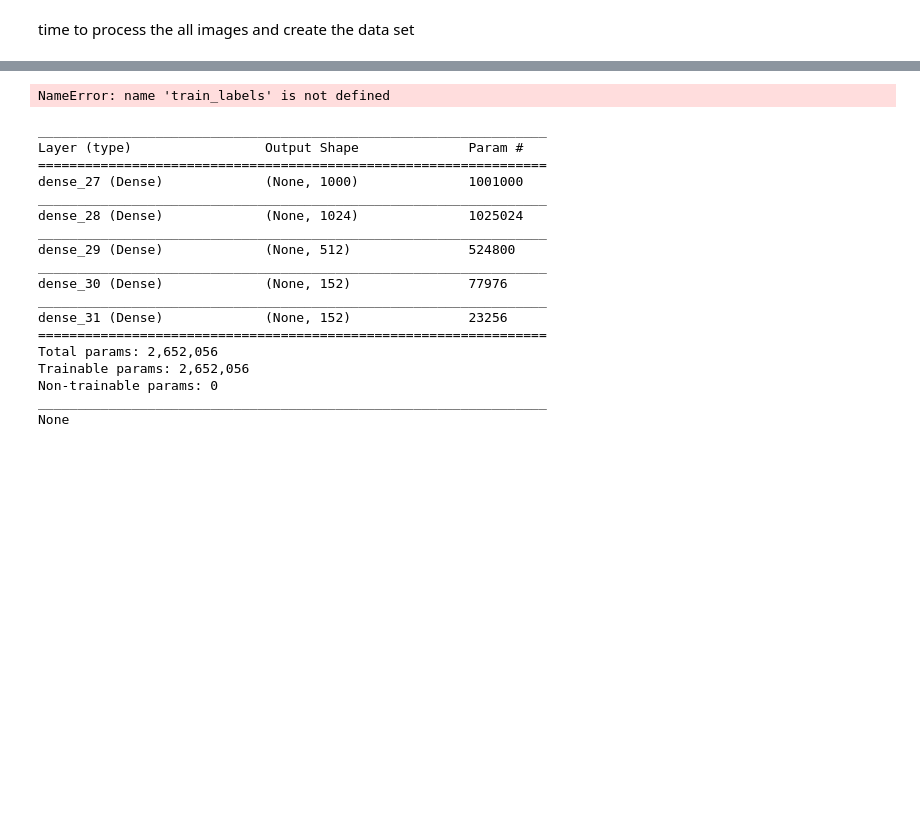
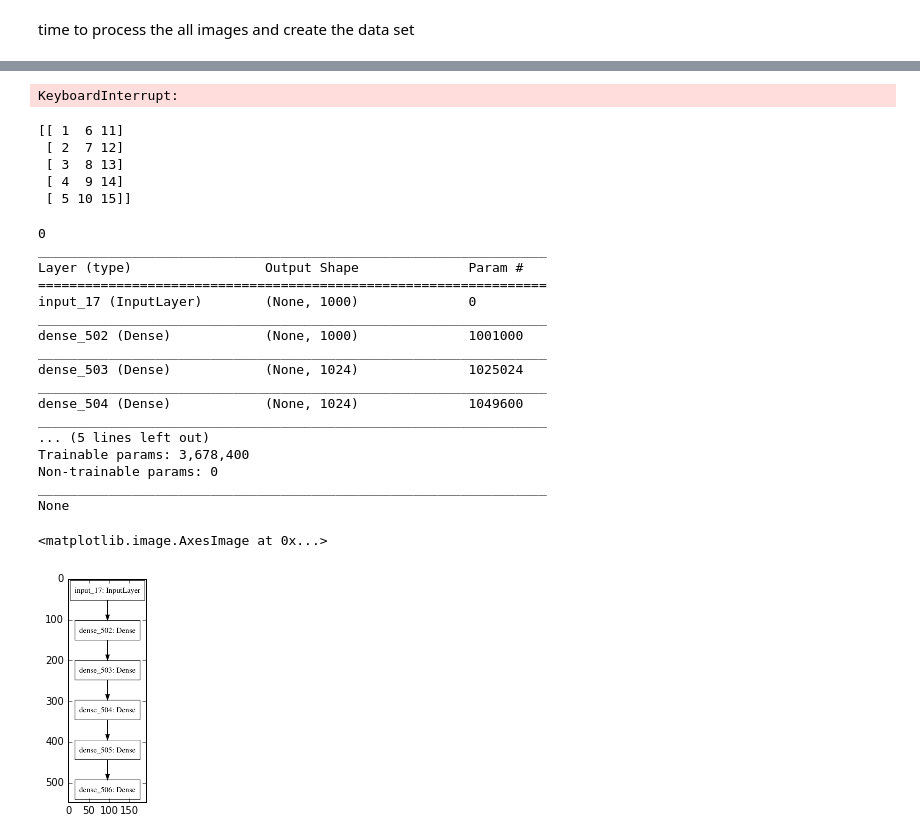
Before and after one commit to WillianPaiva/capstone_project, a Jupyter notebook: project/Project.ipynb, the cells around one changed output, grey strips where cells are left out. Cells and saved outputs as stored; diff of their text form; code cells hidden in the pictures; blank space fills up the shorter version.

Commit message:
start training

```diff
--- a/project/Project.ipynb
+++ b/project/Project.ipynb
@@ -109,10 +112,7 @@ total of test images = 3735
 # %%
 %autoreload
-dataset = np.load("299_dataset.npz")
+
 DataGen.inception_bottleneck(dataset["train_x"], "inception_train.npy")
 DataGen.inception_bottleneck(dataset["test_x"], "inception_test.npy")
+# %% [output]
+KeyboardInterrupt:
-# %%
-train_norm = train_labels/299
-test_norm = test_labels/299
-# %% [output]
-NameError: name 'train_labels' is not defined
@@ -119,8 +131,18 @@ NameError: name 'train_labels' is not defined
+# %%
+test = np.array([[1,2,3,4,5],[6,7,8,9,10],[11,12,13,14,15]])
+print(np.transpose(test))
+# %% [output]
+[[ 1  6 11]
+ [ 2  7 12]
+ [ 3  8 13]
+ [ 4  9 14]
+ [ 5 10 15]]
 # %%
-from keras.layers import Dropout, Flatten, Dense, Activation, GlobalAveragePooling2D
-from keras.models import Sequential
+from keras.layers import Dropout, Flatten, Dense, Activation, GlobalAveragePooling2D, Input
+from keras.models import Sequential, Model
 from keras.callbacks import TensorBoard
-from keras.callbacks import ModelCheckpoint
+from keras.callbacks import ModelCheckpoint, EarlyStopping
+from keras import optimizers
 
 tbCallBack = TensorBoard(log_dir='./Graph', histogram_freq=0,
           write_graph=True, write_images=True)
@@ -128,35 +150,56 @@ tbCallBack = TensorBoard(log_dir='./Graph', histogram_freq=0,
 checkpointer = ModelCheckpoint(filepath='best.inception.hdf5',
                                verbose=1, save_best_only=True)
 
-model = Sequential()
-model.add(Dense(1000,input_shape=train_set.shape[1:],kernel_initializer='uniform'))
-model.add(Dense(1024,kernel_initializer='uniform'))
-model.add(Dense(512,kernel_initializer='uniform'))
-model.add(Dense(152,kernel_initializer='uniform'))
-model.add(Dense(152,kernel_initializer='uniform', activation='linear'))
+early_stopping = EarlyStopping(monitor='loss', patience=15)
 
 
 
-model.compile(loss='mse', optimizer='adam', metrics=['accuracy'])
+
+
+outputs = []
+inputs = Input(shape=train_x.shape[1:])
+model = Dense(1000,kernel_initializer='uniform',activation='tanh')(inputs)
+model = Dense(1024,kernel_initializer='uniform',activation='tanh')(model)
+model = Dense(1024,kernel_initializer='uniform',activation='tanh')(model)
+model = Dense(512,kernel_initializer='uniform',activation='tanh')(model)
+output = Dense(152,kernel_initializer='uniform', activation='linear')(model)
+
+#for i in range(0,152):
+    #outputs.append(Dense(1,kernel_initializer='uniform', activation='linear')(model))
+
+print(len(outputs))
+
+model = Model(inputs=[inputs], outputs=[output])
+
+sgd = optimizers.SGD(lr=0.3,  momentum=0.5, decay=0.1, nesterov=True)
+
+model.compile(loss='mse', optimizer=sgd,metrics=['acc'])
 
 print(model.summary())
 # %% [output]
+0
 _________________________________________________________________
 Layer (type)                 Output Shape              Param #
 =================================================================
-dense_27 (Dense)             (None, 1000)              1001000
+input_17 (InputLayer)        (None, 1000)              0
 _________________________________________________________________
-dense_28 (Dense)             (None, 1024)              1025024
+dense_502 (Dense)            (None, 1000)              1001000
 _________________________________________________________________
-dense_29 (Dense)             (None, 512)               524800
+dense_503 (Dense)            (None, 1024)              1025024
 _________________________________________________________________
-dense_30 (Dense)             (None, 152)               77976
+dense_504 (Dense)            (None, 1024)              1049600
 _________________________________________________________________
-dense_31 (Dense)             (None, 152)               23256
-=================================================================
-Total params: 2,652,056
-Trainable params: 2,652,056
+... (5 lines left out)
+Trainable params: 3,678,400
 Non-trainable params: 0
 _________________________________________________________________
 None
+# %%
+from keras.utils import plot_model
+plot_model(model, to_file='model.png')
+
+plt.imshow(cv2.imread("model.png"))
+# %% [output]
+<matplotlib.image.AxesImage at 0x...>
+[figure, added]
 # %%
```
Also changed, not shown: parts of 13 cells of this notebook, 4 other files.
